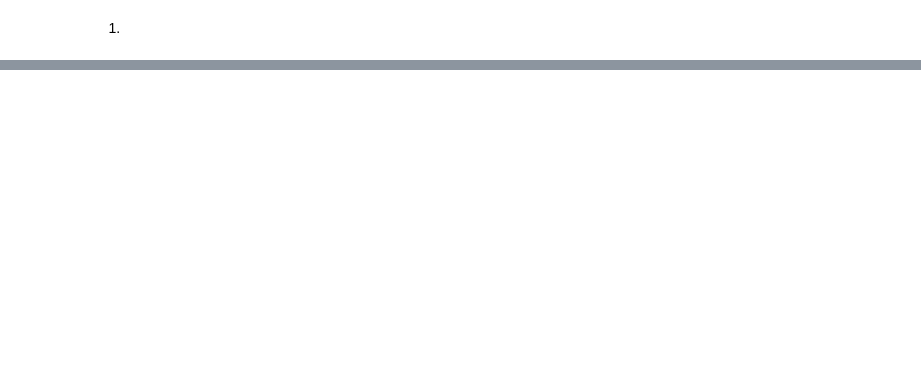
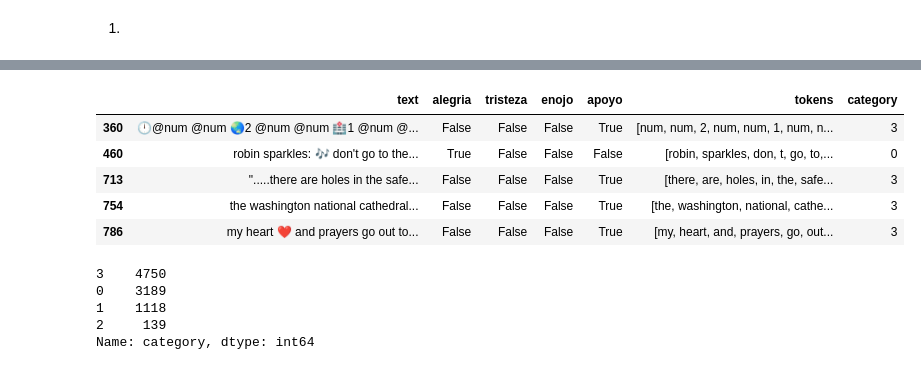
Before and after one commit to aymericcousaert/tweets-covid, a Jupyter notebook: corona.ipynb, the cells around one changed output, grey strips where cells are left out. Drawn from its saved outputs; the diff is of its cells as text; code cells hidden in the pictures; blank space fills up the shorter version.

```diff
--- a/corona.ipynb
+++ b/corona.ipynb
@@ -95,0 +135,6 @@ df = df[['text','alegria','tristeza','enojo','apoyo']]
+# %%
+def tokenize(x):
+    tokenizer = RegexpTokenizer(r'\w+')
+    return tokenizer.tokenize(x)
+
+df['tokens'] = df['text'].map(tokenize)
@@ -95,0 +150,2 @@ df = df[['text','alegria','tristeza','enojo','apoyo']]
+# %%
+df_train = df.loc[(df['alegria']>0) ^ (df['tristeza']>0) ^ (df['enojo']>0) ^ (df['apoyo']>0)]
@@ -95,0 +154,14 @@ df = df[['text','alegria','tristeza','enojo','apoyo']]
+# %%
+def parse_values(x):
+    if x['alegria']:
+        return 0
+    elif x['tristeza']:
+        return 1
+    elif x['enojo']:
+        return 2
+    elif x['apoyo']:
+        return 3
+    else:
+        return None
+# %%
+df_train.loc[:,'category'] = df_train.apply(parse_values, axis=1)
@@ -95,0 +181,17 @@ df = df[['text','alegria','tristeza','enojo','apoyo']]
+# %%
+df_train.head()
+# %% [output]
+|  | text | alegria | tristeza | enojo | apoyo | tokens | category |
+| 360 | 🕛@num @num 🌏2 @num @num 🏥1 @num @... | False | False | False | True | [num, num, 2, num, num, 1, num, n... | 3 |
+| 460 | robin sparkles: 🎶 don't go to the... | True | False | False | False | [robin, sparkles, don, t, go, to,... | 0 |
+| 713 | ".....there are holes in the safe... | False | False | False | True | [there, are, holes, in, the, safe... | 3 |
+| 754 | the washington national cathedral... | False | False | False | True | [the, washington, national, cathe... | 3 |
+| 786 | my heart ❤️ and prayers go out to... | False | False | False | True | [my, heart, and, prayers, go, out... | 3 |
+# %%
+df_train.category.value_counts()
+# %% [output]
+3    4750
+0    3189
+1    1118
+2     139
+Name: category, dtype: int64
```
Also changed, not shown: parts of 35 cells of this notebook.
